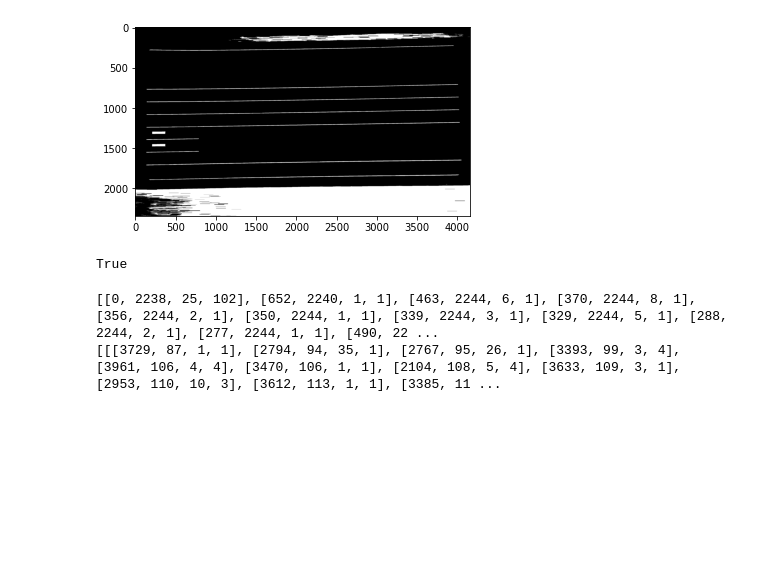
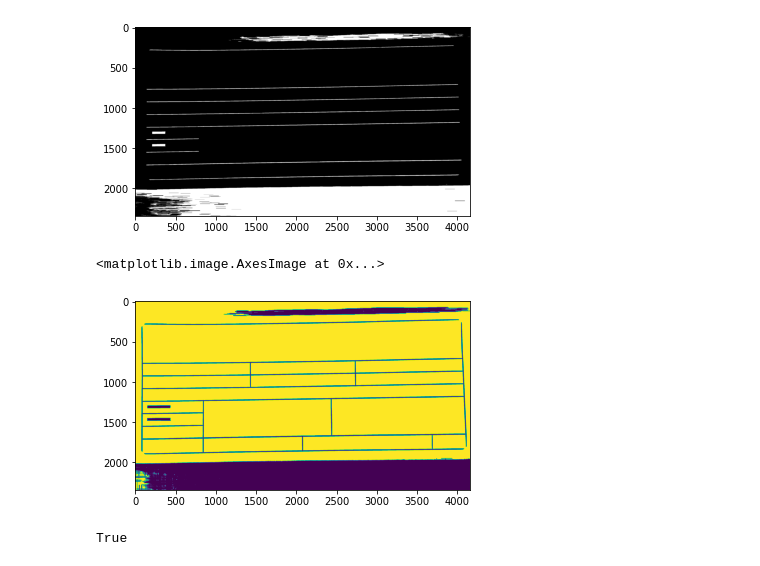
Before and after one commit to YogeshUpdhyay/OCR, a Jupyter notebook: eda/table.ipynb, the cells around one changed output. Drawn from its saved outputs; the diff is of its cells as text; code cells hidden in the pictures; blank space fills up the shorter version.

```diff
--- a/eda/table.ipynb
+++ b/eda/table.ipynb
@@ -45,35 +45,10 @@ plt.show()
 # %%
 # Combine horizontal and vertical lines in a new third image, with both having same weight.
 img_vh = cv2.addWeighted(vertical_lines, 0.5, horizontal_lines, 0.5, 0.0)
 #Eroding and thesholding the image
 img_vh = cv2.erode(~img_vh, kernel, iterations=2)
 thresh, img_vh = cv2.threshold(img_vh,128,255, cv2.THRESH_BINARY | cv2.THRESH_OTSU)
-cv2.imwrite('../table.jpg', img_vh)
+plt.imshow(img_vh)
 # %% [output]
-True
+<matplotlib.image.AxesImage at 0x...>
+[figure, added]
-# %%
-#Creating two lists to define row and column in which cell is located
-row=[]
-column=[]
-j=0
-#Sorting the boxes to their respective row and column
-for i in range(len(box)):
-    if(i==0):
-        column.append(box[i])
-        previous=box[i]
-    else:
-        if(box[i][1]<=previous[1]+mean/2):
-            column.append(box[i])
-            previous=box[i]
-            if(i==len(box)-1):
-                row.append(column)
-        else:
-            row.append(column)
-            column=[]
-            previous = box[i]
-            column.append(box[i])
-print(column)
-print(row)
-# %% [output]
-[[0, 2238, 25, 102], [652, 2240, 1, 1], [463, 2244, 6, 1], [370, 2244, 8, 1], [356, 2244, 2, 1], [350, 2244, 1, 1], [339, 2244, 3, 1], [329, 2244, 5, 1], [288, 2244, 2, 1], [277, 2244, 1, 1], [490, 22 ...
-[[[3729, 87, 1, 1], [2794, 94, 35, 1], [2767, 95, 26, 1], [3393, 99, 3, 4], [3961, 106, 4, 4], [3470, 106, 1, 1], [2104, 108, 5, 4], [3633, 109, 3, 1], [2953, 110, 10, 3], [3612, 113, 1, 1], [3385, 11 ...
@@ -103,0 +55,4 @@ for i in range(len(row)):
+# %%
+cv2.imwrite('../table.jpg', img_vh)
+# %% [output]
+True
```
Also changed, not shown: parts of 3 cells of this notebook, 1 other file.
